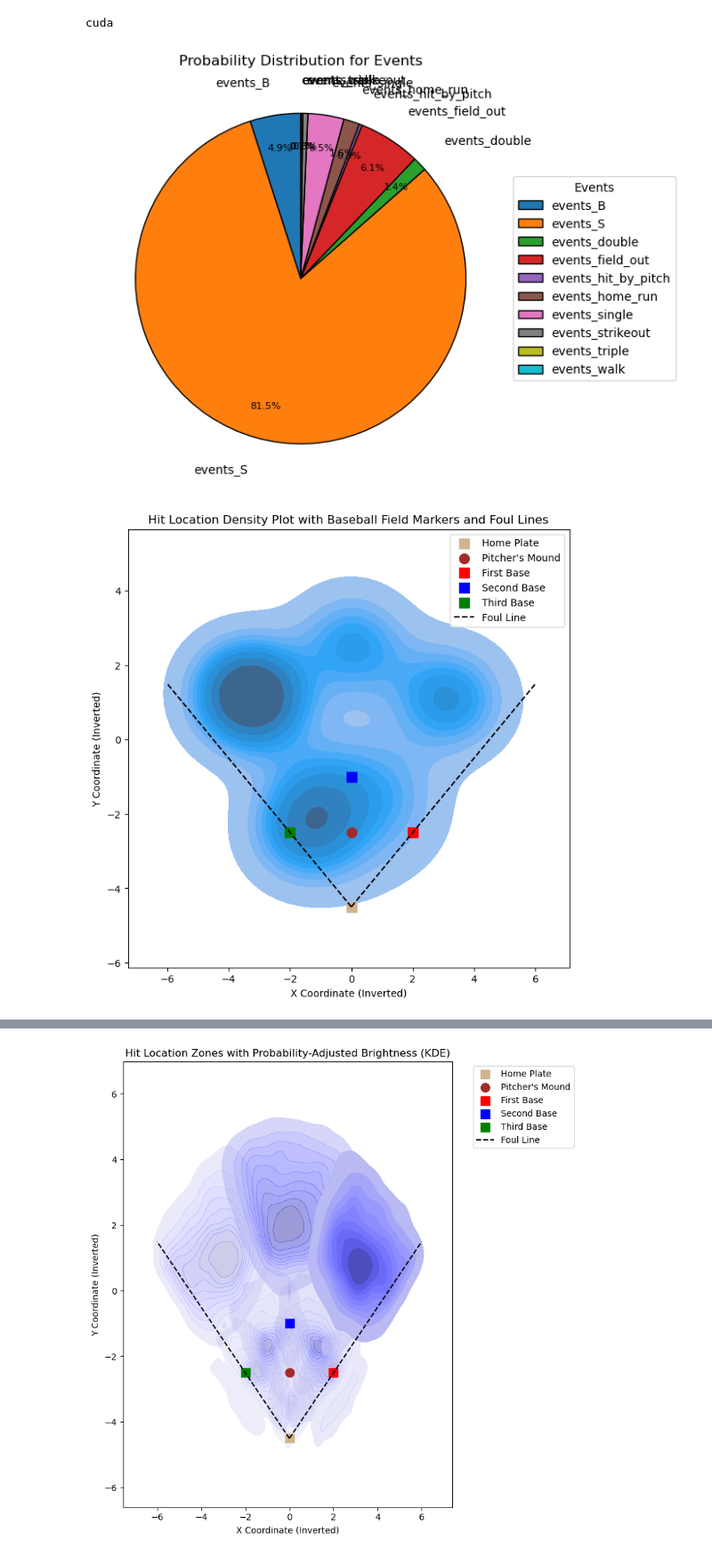
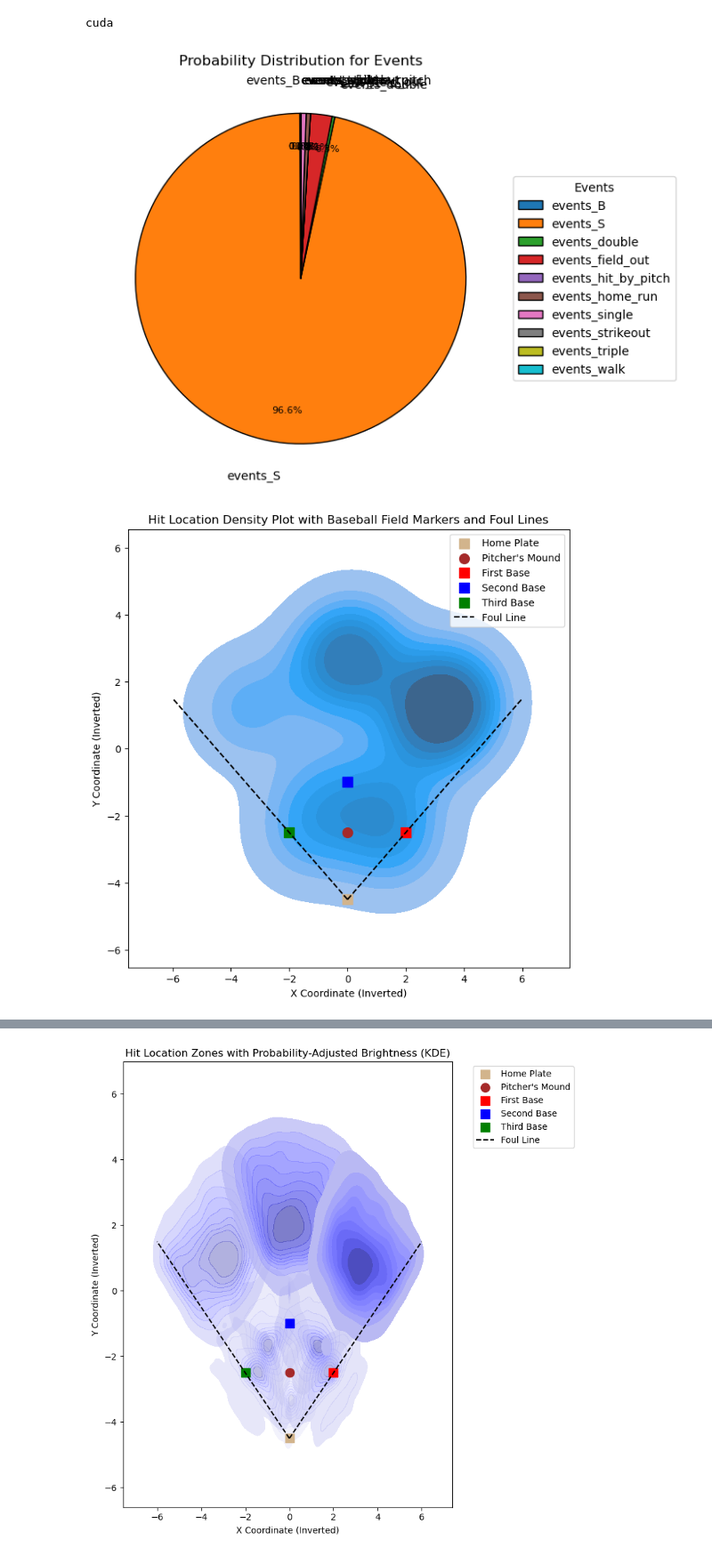
Before and after one commit to dk1414/BaseballModeling, a Jupyter notebook: Models/Notebooks/custom_examples.ipynb, the cells around one changed output, grey strips where cells are left out. Shown at 89% size. Saved outputs shown, nothing was run; the diff lists cells and outputs as text; code cells hidden in the pictures.

```diff
--- a/Models/Notebooks/custom_examples.ipynb
+++ b/Models/Notebooks/custom_examples.ipynb
@@ -26,7 +26,7 @@ data_config_path = "../../data/configv3.json"
 full_data_path = "../../data/full_cleaned_94.csv"
 full_data = pd.read_csv(full_data_path)
 # %%
-sequence_length = 200
+sequence_length = 400
 # %%
 #for each zone for pitch location and each hit_location, we need to calculate average coords to fill our examples with
 # hc_x, hc_y #hit coords
@@ -57,7 +57,7 @@ with open(scaler_path, "rb") as file:
     scalers = pickle.load(file)
 # %%
 start_date = "2022-06-01" #date from which new examples will be added
-player = "aaron judge"
+player = "josh naylor"
 
 #get previous (sequence_length) pitches for this player starting at start_date
 filtered_data = full_data[(full_data['batter_name'] == player) & (full_data['game_date'] <= start_date)].sort_values(by=['game_date']).tail(sequence_length)
@@ -230,8 +230,8 @@ def make_pitch(pitch_stats, pitch_info, pitch_coord_means, hit_coord_means, scal
 
     return new_pitch
 # %%
-m_path = "../fixed_94_200/h6_e12_h96_d0_lp0.5_lr1e-05_ep50/transformer_model.pth"
-c_path = "../fixed_94_200/h6_e12_h96_d0_lp0.5_lr1e-05_ep50/model_config.json"
+m_path = "../fixed_large_400/h12_e12_h96_d0_lp0.3_lr1e-05_ep40//transformer_model.pth"
+c_path = "../fixed_large_400/h12_e12_h96_d0_lp0.3_lr1e-05_ep40//model_config.json"
 
 transformer_model = TransformerHelper(m_path,c_path)
 device = torch.device("cuda" if torch.cuda.is_available() else "cpu")
@@ -357,14 +357,14 @@ pitch_info = {
     'batter_name': player,
     'pitcher_name': pitcher,
     'event': 'events_S', #should contain the name of the column which should be true
-    'zone': 11, #should contain the zone number for the pitch location
-    'pitch_type': 'pitch_type_FF', #should contain column name for pitch_type, this should only be a pitch that this pither throws
+    'zone': 2, #should contain the zone number for the pitch location
+    'pitch_type': 'pitch_type_CH', #should contain column name for pitch_type, this should only be a pitch that this pither throws
     'p_throws_L': pL,
     'p_throws_R': pR,
     'hit_location': 0, #hit_location that should be true
     'balls': 0, #number of balls pre-pitch
     'strikes': 0, #number of strikes pre-pitch
-    'outs': 2 #number of outs pre-pitch
+    'outs': 0 #number of outs pre-pitch
 
 
 }
@@ -376,35 +376,35 @@ sequence_data = filtered_data.copy()
 
 curr_date = datetime.strptime(filtered_data['game_date'].max(), '%Y-%m-%d') #latest date
 ab_number = 1
 pitch_number = 1
 for p in new_pitches:
     curr_date = curr_date + timedelta(days=1)
     p['game_date'] = curr_date.strftime('%Y-%m-%d')
 
     p['at_bat_number'] = ab_number
     ab_number += 1
 
     p['pitch_number'] = pitch_number
     pitch_number += 1
 
     sequence_data = pd.concat([sequence_data,make_pitch(pitcher_pitch_stats, p, pitch_coords_means, hit_coords_means, scalers)])
 
 sequence_data.reset_index(drop=True, inplace=True)
 
 
 
 new_dataset = BaseballDataset(sequence_data, data_config_path, sequence_length)
 # Get preds and true using this dataset
 player_preds, player_true = transformer_model.make_preds(new_dataset, scaler_path, device, 2000, scale=True)
 
 
 # Example of selecting one row of probabilities and plotting
 plot_pie_chart(player_preds.iloc[-1, 4:14], "Events")
 # Example of selecting one row of probabilities and plotting
 plot_hit_location(hit_coords_means, player_preds.iloc[-1, 14:])
 # %% [output]
-[figure, old version]
+[figure, new version]
-[figure, old version]
+[figure, new version]
 # %%
 player_preds.iloc[-1, 14:]
 # %% [output]
```
Also changed, not shown: parts of 2 cells of this notebook, 1 other file.
